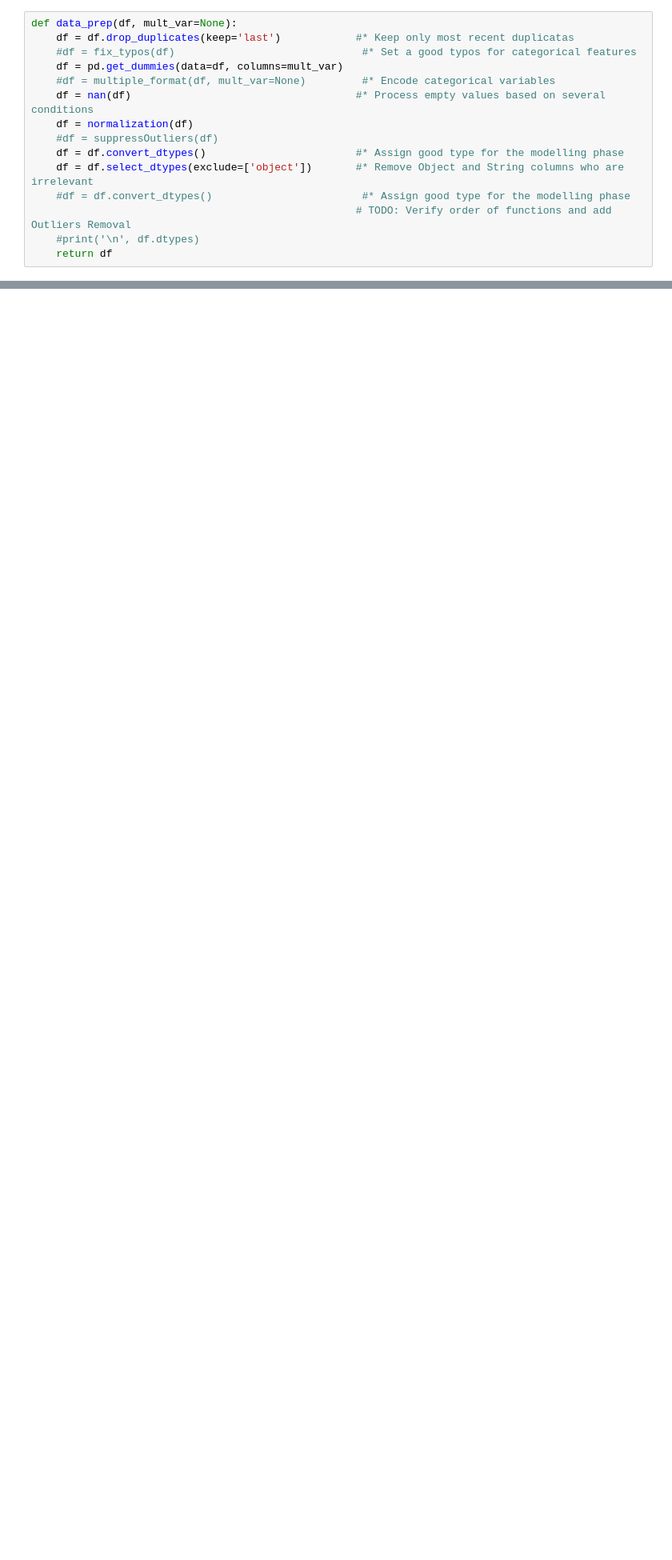
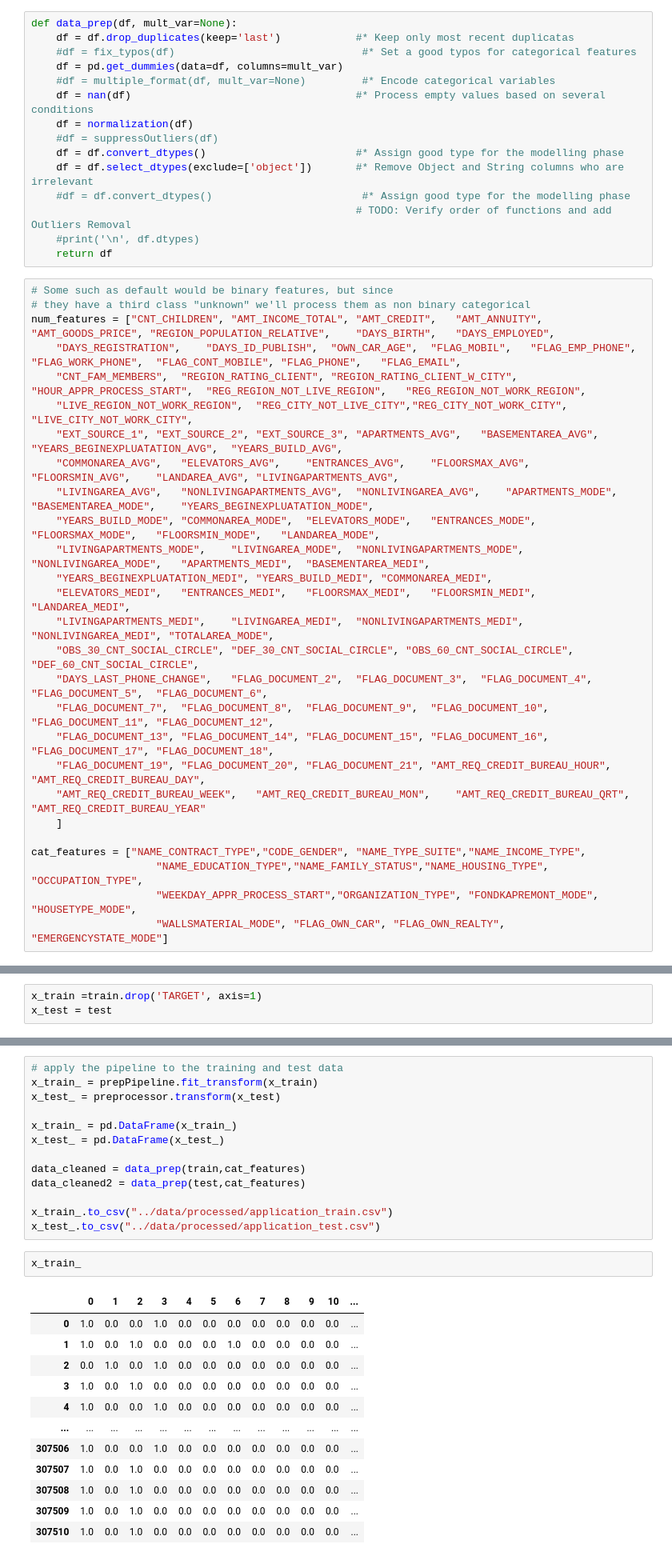
Before and after one commit to juliengan/Home-Credit-Risk-Classification, a Jupyter notebook: notebooks/01_Data_Preparation.ipynb, the cells around one changed output, grey strips where cells are left out. Shown: that part at 80% size. Cells and saved outputs as stored; diff of their text form; blank space fills up the shorter version.

```diff
--- a/notebooks/01_Data_Preparation.ipynb
+++ b/notebooks/01_Data_Preparation.ipynb
@@ -126,6 +126,33 @@ def data_prep(df, mult_var=None):
                                                     # TODO: Verify order of functions and add Outliers Removal
     #print('\n', df.dtypes)
     return df
+# %%
+# Some such as default would be binary features, but since
+# they have a third class "unknown" we'll process them as non binary categorical
+num_features = ["CNT_CHILDREN",	"AMT_INCOME_TOTAL",	"AMT_CREDIT",	"AMT_ANNUITY",	"AMT_GOODS_PRICE", "REGION_POPULATION_RELATIVE",	"DAYS_BIRTH",	"DAYS_EMPLOYED",
+	"DAYS_REGISTRATION",	"DAYS_ID_PUBLISH",	"OWN_CAR_AGE",	"FLAG_MOBIL",	"FLAG_EMP_PHONE",	"FLAG_WORK_PHONE",	"FLAG_CONT_MOBILE",	"FLAG_PHONE",	"FLAG_EMAIL",
+    "CNT_FAM_MEMBERS",	"REGION_RATING_CLIENT",	"REGION_RATING_CLIENT_W_CITY", "HOUR_APPR_PROCESS_START",	"REG_REGION_NOT_LIVE_REGION",	"REG_REGION_NOT_WORK_REGION",
+    "LIVE_REGION_NOT_WORK_REGION",	"REG_CITY_NOT_LIVE_CITY","REG_CITY_NOT_WORK_CITY",	"LIVE_CITY_NOT_WORK_CITY",
+    "EXT_SOURCE_1",	"EXT_SOURCE_2",	"EXT_SOURCE_3",	"APARTMENTS_AVG",	"BASEMENTAREA_AVG",	"YEARS_BEGINEXPLUATATION_AVG",	"YEARS_BUILD_AVG",
+    "COMMONAREA_AVG",	"ELEVATORS_AVG",	"ENTRANCES_AVG",	"FLOORSMAX_AVG",	"FLOORSMIN_AVG",	"LANDAREA_AVG",	"LIVINGAPARTMENTS_AVG",
+    "LIVINGAREA_AVG",	"NONLIVINGAPARTMENTS_AVG",	"NONLIVINGAREA_AVG",	"APARTMENTS_MODE",	"BASEMENTAREA_MODE",	"YEARS_BEGINEXPLUATATION_MODE",
+    "YEARS_BUILD_MODE",	"COMMONAREA_MODE",	"ELEVATORS_MODE",	"ENTRANCES_MODE",	"FLOORSMAX_MODE",	"FLOORSMIN_MODE",	"LANDAREA_MODE",
+    "LIVINGAPARTMENTS_MODE",	"LIVINGAREA_MODE",	"NONLIVINGAPARTMENTS_MODE",	"NONLIVINGAREA_MODE",	"APARTMENTS_MEDI",	"BASEMENTAREA_MEDI",
+    "YEARS_BEGINEXPLUATATION_MEDI",	"YEARS_BUILD_MEDI",	"COMMONAREA_MEDI",
+    "ELEVATORS_MEDI",	"ENTRANCES_MEDI",	"FLOORSMAX_MEDI",	"FLOORSMIN_MEDI",	"LANDAREA_MEDI",
+    "LIVINGAPARTMENTS_MEDI",	"LIVINGAREA_MEDI",	"NONLIVINGAPARTMENTS_MEDI",	"NONLIVINGAREA_MEDI", "TOTALAREA_MODE",
+    "OBS_30_CNT_SOCIAL_CIRCLE",	"DEF_30_CNT_SOCIAL_CIRCLE",	"OBS_60_CNT_SOCIAL_CIRCLE",	"DEF_60_CNT_SOCIAL_CIRCLE",
+    "DAYS_LAST_PHONE_CHANGE",	"FLAG_DOCUMENT_2",	"FLAG_DOCUMENT_3",	"FLAG_DOCUMENT_4",	"FLAG_DOCUMENT_5",	"FLAG_DOCUMENT_6",
+    "FLAG_DOCUMENT_7",	"FLAG_DOCUMENT_8",	"FLAG_DOCUMENT_9",	"FLAG_DOCUMENT_10",	"FLAG_DOCUMENT_11",	"FLAG_DOCUMENT_12",
+    "FLAG_DOCUMENT_13",	"FLAG_DOCUMENT_14",	"FLAG_DOCUMENT_15",	"FLAG_DOCUMENT_16",	"FLAG_DOCUMENT_17",	"FLAG_DOCUMENT_18",
+    "FLAG_DOCUMENT_19",	"FLAG_DOCUMENT_20",	"FLAG_DOCUMENT_21",	"AMT_REQ_CREDIT_BUREAU_HOUR",	"AMT_REQ_CREDIT_BUREAU_DAY",
+    "AMT_REQ_CREDIT_BUREAU_WEEK",	"AMT_REQ_CREDIT_BUREAU_MON",	"AMT_REQ_CREDIT_BUREAU_QRT",	"AMT_REQ_CREDIT_BUREAU_YEAR"
+	]
+
+cat_features = ["NAME_CONTRACT_TYPE","CODE_GENDER", "NAME_TYPE_SUITE","NAME_INCOME_TYPE",
+                    "NAME_EDUCATION_TYPE","NAME_FAMILY_STATUS","NAME_HOUSING_TYPE", "OCCUPATION_TYPE",
+                    "WEEKDAY_APPR_PROCESS_START","ORGANIZATION_TYPE", "FONDKAPREMONT_MODE", "HOUSETYPE_MODE",
+                    "WALLSMATERIAL_MODE", "FLAG_OWN_CAR", "FLAG_OWN_REALTY", "EMERGENCYSTATE_MODE"]
 # %%
 from asyncore import read
 path = r'..\data\raw\application_train.csv'
@@ -165,0 +224,3 @@ EMERGENCYSTATE_MODE_Yes - 0%
+# %%
+x_train =train.drop('TARGET', axis=1)
+x_test = test
@@ -165,0 +244,28 @@ EMERGENCYSTATE_MODE_Yes - 0%
+# %%
+# apply the pipeline to the training and test data
+x_train_ = prepPipeline.fit_transform(x_train)
+x_test_ = preprocessor.transform(x_test)
+
+x_train_ = pd.DataFrame(x_train_)
+x_test_ = pd.DataFrame(x_test_)
+
+data_cleaned = data_prep(train,cat_features)
+data_cleaned2 = data_prep(test,cat_features)
+
+x_train_.to_csv("../data/processed/application_train.csv")
+x_test_.to_csv("../data/processed/application_test.csv")
+# %%
+x_train_
+# %% [output]
+|  | 0 | 1 | 2 | 3 | 4 | 5 | 6 | 7 | 8 | 9 | 10 | ... |
+| 0 | 1.0 | 0.0 | 0.0 | 1.0 | 0.0 | 0.0 | 0.0 | 0.0 | 0.0 | 0.0 | 0.0 | ... |
+| 1 | 1.0 | 0.0 | 1.0 | 0.0 | 0.0 | 0.0 | 1.0 | 0.0 | 0.0 | 0.0 | 0.0 | ... |
+| 2 | 0.0 | 1.0 | 0.0 | 1.0 | 0.0 | 0.0 | 0.0 | 0.0 | 0.0 | 0.0 | 0.0 | ... |
+| 3 | 1.0 | 0.0 | 1.0 | 0.0 | 0.0 | 0.0 | 0.0 | 0.0 | 0.0 | 0.0 | 0.0 | ... |
+| 4 | 1.0 | 0.0 | 0.0 | 1.0 | 0.0 | 0.0 | 0.0 | 0.0 | 0.0 | 0.0 | 0.0 | ... |
+| ... | ... | ... | ... | ... | ... | ... | ... | ... | ... | ... | ... | ... |
+| 307506 | 1.0 | 0.0 | 0.0 | 1.0 | 0.0 | 0.0 | 0.0 | 0.0 | 0.0 | 0.0 | 0.0 | ... |
+| 307507 | 1.0 | 0.0 | 1.0 | 0.0 | 0.0 | 0.0 | 0.0 | 0.0 | 0.0 | 0.0 | 0.0 | ... |
+| 307508 | 1.0 | 0.0 | 1.0 | 0.0 | 0.0 | 0.0 | 0.0 | 0.0 | 0.0 | 0.0 | 0.0 | ... |
+| 307509 | 1.0 | 0.0 | 1.0 | 0.0 | 0.0 | 0.0 | 0.0 | 0.0 | 0.0 | 0.0 | 0.0 | ... |
+| 307510 | 1.0 | 0.0 | 1.0 | 0.0 | 0.0 | 0.0 | 0.0 | 0.0 | 0.0 | 0.0 | 0.0 | ... |
```
Also changed, not shown: parts of 4 cells of this notebook, 5 other files.
